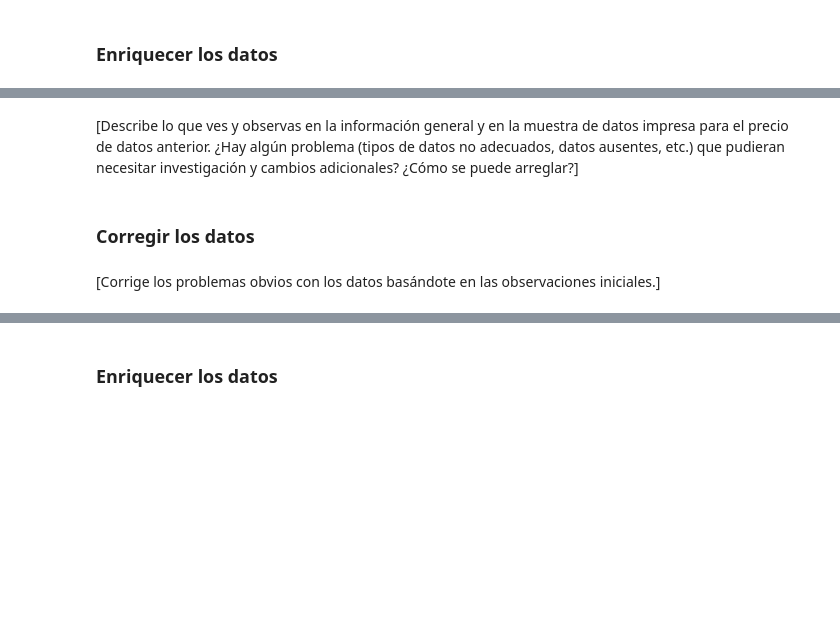
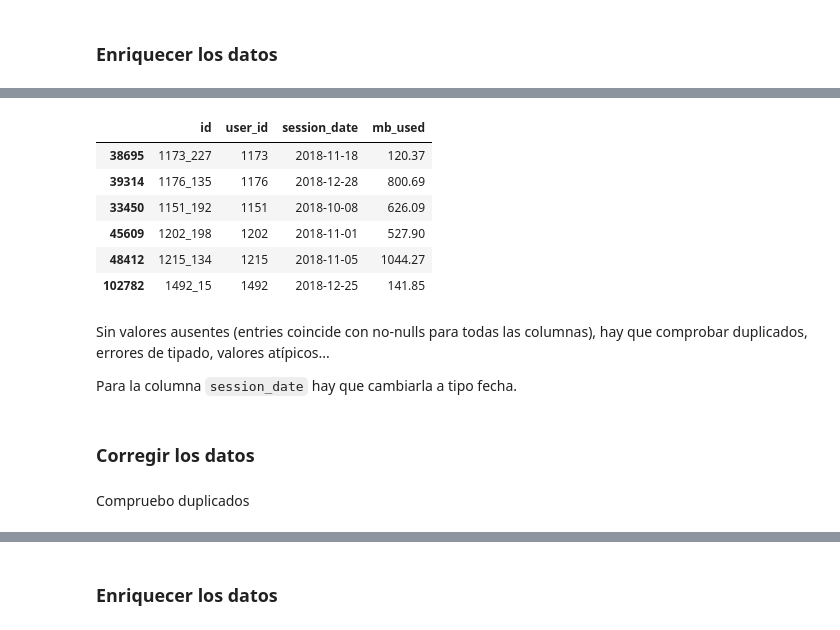
Before and after one commit to javierzmartin/Entorno_VS_JupyterLab, a Jupyter notebook: Tripleten_DS_bootcamp_Javier/Proyectos/Sprint5_Javier_Martinez_ESP.ipynb, the cells around one changed output, grey strips where cells are left out. Saved outputs shown, nothing was run; the diff lists cells and outputs as text; code cells hidden in the pictures; blank space fills up the shorter version.

```diff
--- a/Tripleten_DS_bootcamp_Javier/Proyectos/Sprint5_Javier_Martinez_ESP.ipynb
+++ b/Tripleten_DS_bootcamp_Javier/Proyectos/Sprint5_Javier_Martinez_ESP.ipynb
@@ -228,8 +410,19 @@ Añado una nueva columna `city_codes` que solo contenga los acrónimos de las ci
 # %%
-# Imprime una muestra de datos para los mensajes
+# Imprime una muestra de datos para el tráfico de internet
+internet.sample(6)
+# %% [output]
+|  | id | user_id | session_date | mb_used |
+| 38695 | 1173_227 | 1173 | 2018-11-18 | 120.37 |
+| 39314 | 1176_135 | 1176 | 2018-12-28 | 800.69 |
+| 33450 | 1151_192 | 1151 | 2018-10-08 | 626.09 |
+| 45609 | 1202_198 | 1202 | 2018-11-01 | 527.90 |
+| 48412 | 1215_134 | 1215 | 2018-11-05 | 1044.27 |
+| 102782 | 1492_15 | 1492 | 2018-12-25 | 141.85 |
-# %% [markdown]
-[Describe lo que ves y observas en la información general y en la muestra de datos impresa para el precio de datos anterior. ¿Hay algún problema (tipos de datos no adecuados, datos ausentes, etc.) que pudieran necesitar investigación y cambios adicionales? ¿Cómo se puede arreglar?]
+# %% [markdown]
+Sin valores ausentes (entries coincide con no-nulls para todas las columnas), hay que comprobar duplicados, errores de tipado, valores atípicos...
+
+Para la columna `session_date` hay que cambiarla a tipo fecha.
 # %% [markdown]
 ### Corregir los datos
-# %% [markdown]
-[Corrige los problemas obvios con los datos basándote en las observaciones iniciales.]
+# %% [markdown]
+Compruebo duplicados
```
Also changed, not shown: parts of 95 cells of this notebook.
